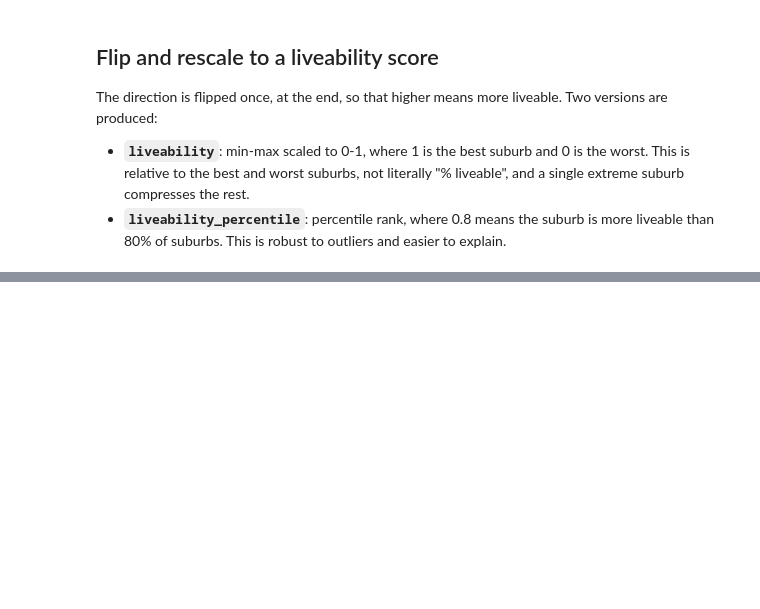
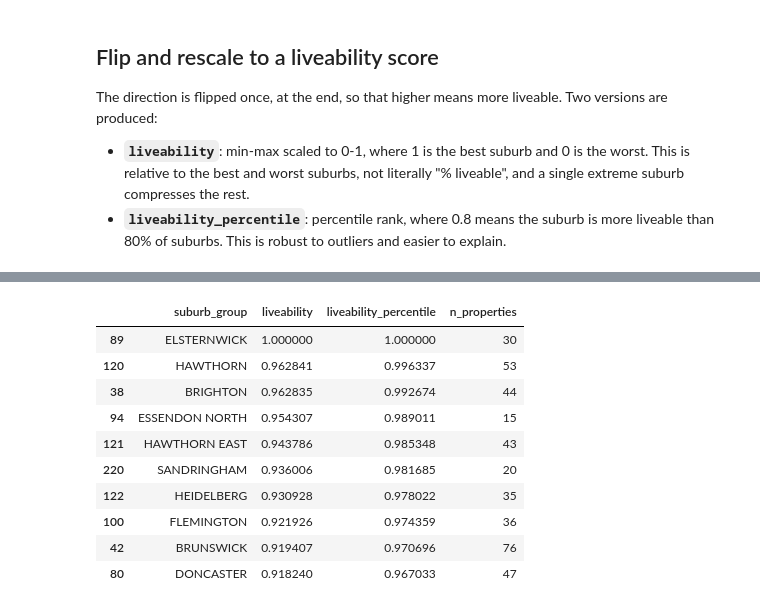
Before and after one commit to NikhilGaba49/industry-project-group-1, a Jupyter notebook: notebooks/calculate_liveability.ipynb, the cells around one changed output, grey strips where cells are left out. Cells and saved outputs as stored; diff of their text form; code cells hidden in the pictures; blank space fills up the shorter version.

```diff
--- a/notebooks/calculate_liveability.ipynb
+++ b/notebooks/calculate_liveability.ipynb
@@ -220,0 +245,20 @@ suburb_scores.sort_values("liveability", ascending=False).head(10)
+# %%
+property_counts = df.groupby("suburb_group").size()
+
+suburb_scores["n_properties"] = suburb_scores["suburb_group"].map(
+    property_counts
+)
+
+suburb_scores.sort_values("liveability", ascending=False).head(10)
+# %% [output]
+|  | suburb_group | liveability | liveability_percentile | n_properties |
+| 89 | ELSTERNWICK | 1.000000 | 1.000000 | 30 |
+| 120 | HAWTHORN | 0.962841 | 0.996337 | 53 |
+| 38 | BRIGHTON | 0.962835 | 0.992674 | 44 |
+| 94 | ESSENDON NORTH | 0.954307 | 0.989011 | 15 |
+| 121 | HAWTHORN EAST | 0.943786 | 0.985348 | 43 |
+| 220 | SANDRINGHAM | 0.936006 | 0.981685 | 20 |
+| 122 | HEIDELBERG | 0.930928 | 0.978022 | 35 |
+| 100 | FLEMINGTON | 0.921926 | 0.974359 | 36 |
+| 42 | BRUNSWICK | 0.919407 | 0.970696 | 76 |
+| 80 | DONCASTER | 0.918240 | 0.967033 | 47 |
```
Also changed, not shown: parts of 20 cells of this notebook, 1 other file.
